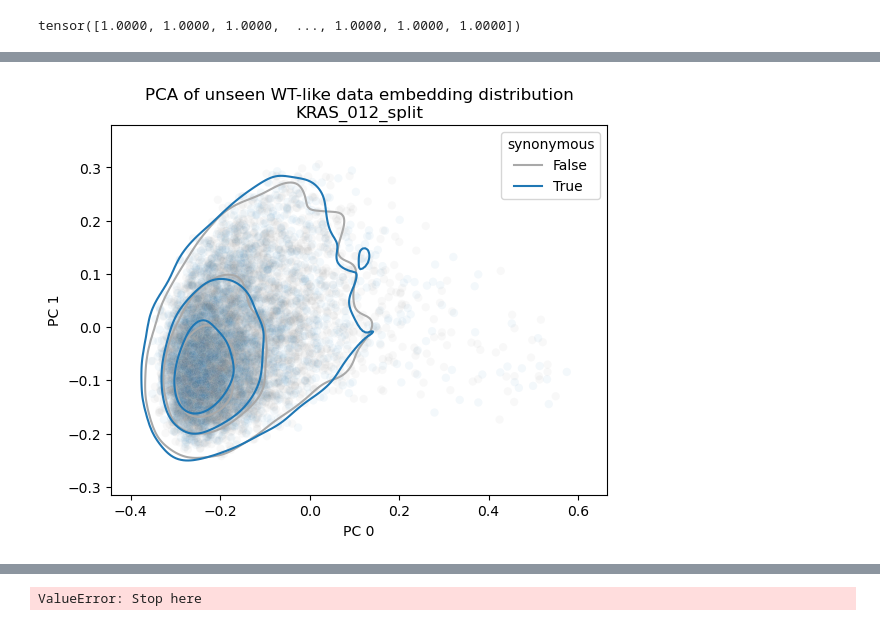
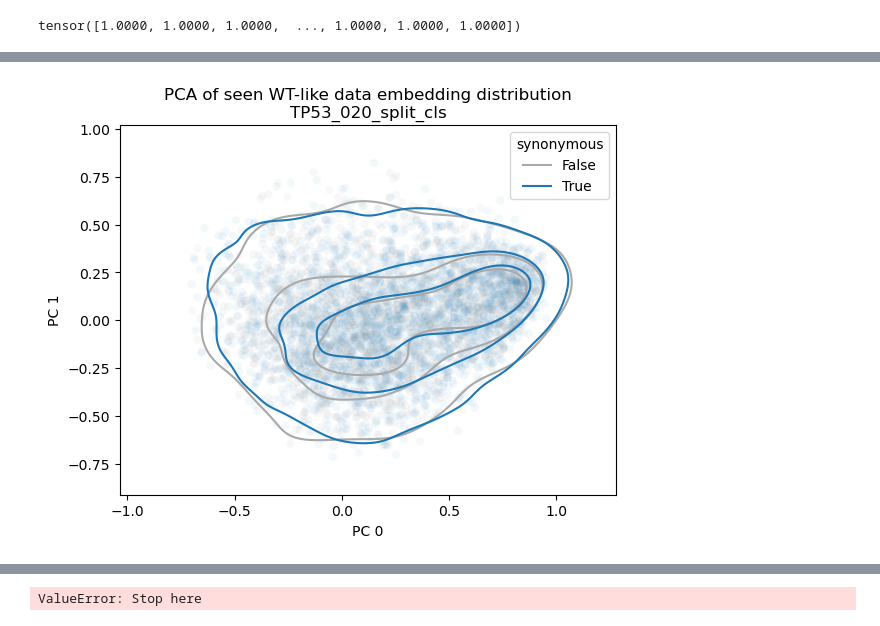
Before and after one commit to Lucas-Gui/sc_contrast, a Jupyter notebook: results.ipynb, the cells around one changed output, grey strips where cells are left out. Saved outputs shown, nothing was run; the diff lists cells and outputs as text; code cells hidden in the pictures.

```diff
--- a/results.ipynb
+++ b/results.ipynb
@@ -27,7 +24,8 @@ from glob import glob
 # %% [markdown]
 # Data and model
 # %%
-data_path = '/home/lguirardel/data/perturb_comp/data/KRAS/'
+GENE = 'TP53'
+data_path = f'/home/lguirardel/data/perturb_comp/data/{GENE}/'
 # %%
 group_wt_like = False
 paths = get_paths(data_path)
@@ -58,7 +56,7 @@ print(counts.shape)
 
 (will be necessary if wtlike is changed however)
 # %%
-run_name = 'KRAS_012_split'
+run_name = 'TP53_020_split_cls'
 dir_name = join('models',run_name)
 ! cat models/{run_name}/config.ini
 # %% [output]
@@ -157,7 +154,7 @@ for k, df in df_dict.items():
 # %% [markdown]
 # Embed PCA
 # %%
-pca = PCA(2).fit(emb_dict['train'])
+pca = PCA(2).fit(emb_dict['seen'])
 # %% [markdown]
 # Embedding distribution
 # %%
@@ -167,5 +166,5 @@ hue_order = ['WT-like', 'Impactful I', 'Impactful II', 'Impactful III', 'Impactf
 # %%
-subset = 'unseen'
+subset = 'seen'
 df = df_dict[subset]
 embeds = emb_dict[subset]
 
@@ -221,15 +222,15 @@ plt.savefig(f'plots/embeds/{run_name}/{subset}_cycle_pca_kde{"_nonorm" if not no
 # %%
-f = df['Variant functional class'] == 'WT-like'
+f = df['Variant functional class'] == 'WHierT-like'
 df2 = df[f]
 if subset == 'test_unseen':
     df2 = pd.concat((df2, ))
 hue = pd.merge(df2, left_on='variant',right=variant_data, right_index=True, how='left')['Control status'] == 'synonymous'
 sns.scatterplot(x=emb_red[f,0], y=emb_red[f,1], hue =hue.rename('synonymous'), palette={True:'C0',False:'grey'}, alpha=0.05, legend=False)
 sns.kdeplot(x=emb_red[f,0], y=emb_red[f,1],  hue =hue.rename('synonymous'), palette={True:'C0',False:'darkgrey'}, levels=4, common_norm=False, legend = True)
 plt.xlabel(f'PC 0')
 plt.ylabel(f'PC 1')
 plt.title(f'PCA of {subset} WT-like data embedding distribution\n{run_name}' )
 plt.savefig(f'plots/embeds/{run_name}/{subset}_wtlike_embed_pca_kde{"_nonorm" if not normalized else ""}.pdf')
 # %% [output]
-[figure, old version]
+[figure, new version]
 # %%
```
Also changed, not shown: parts of 24 cells of this notebook, 1 other file.
